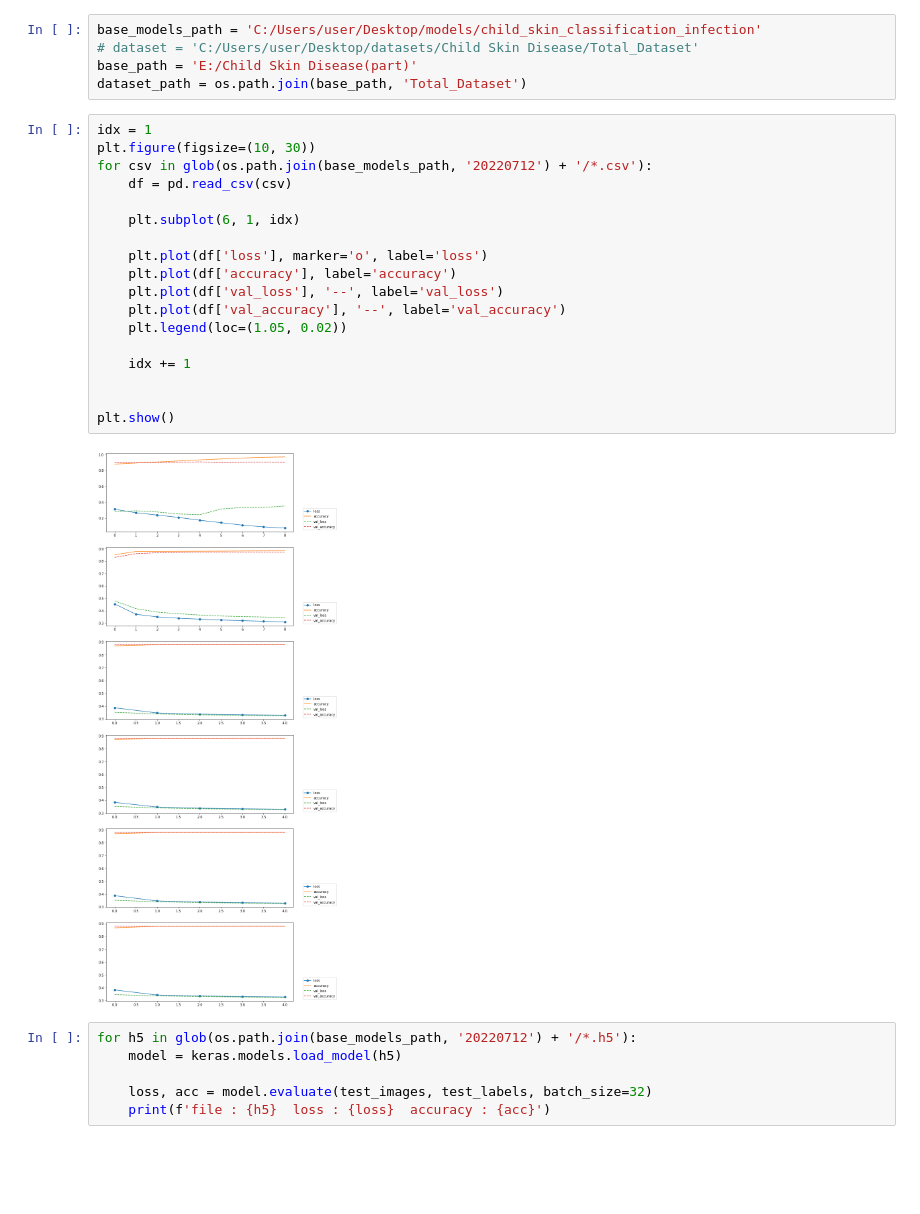
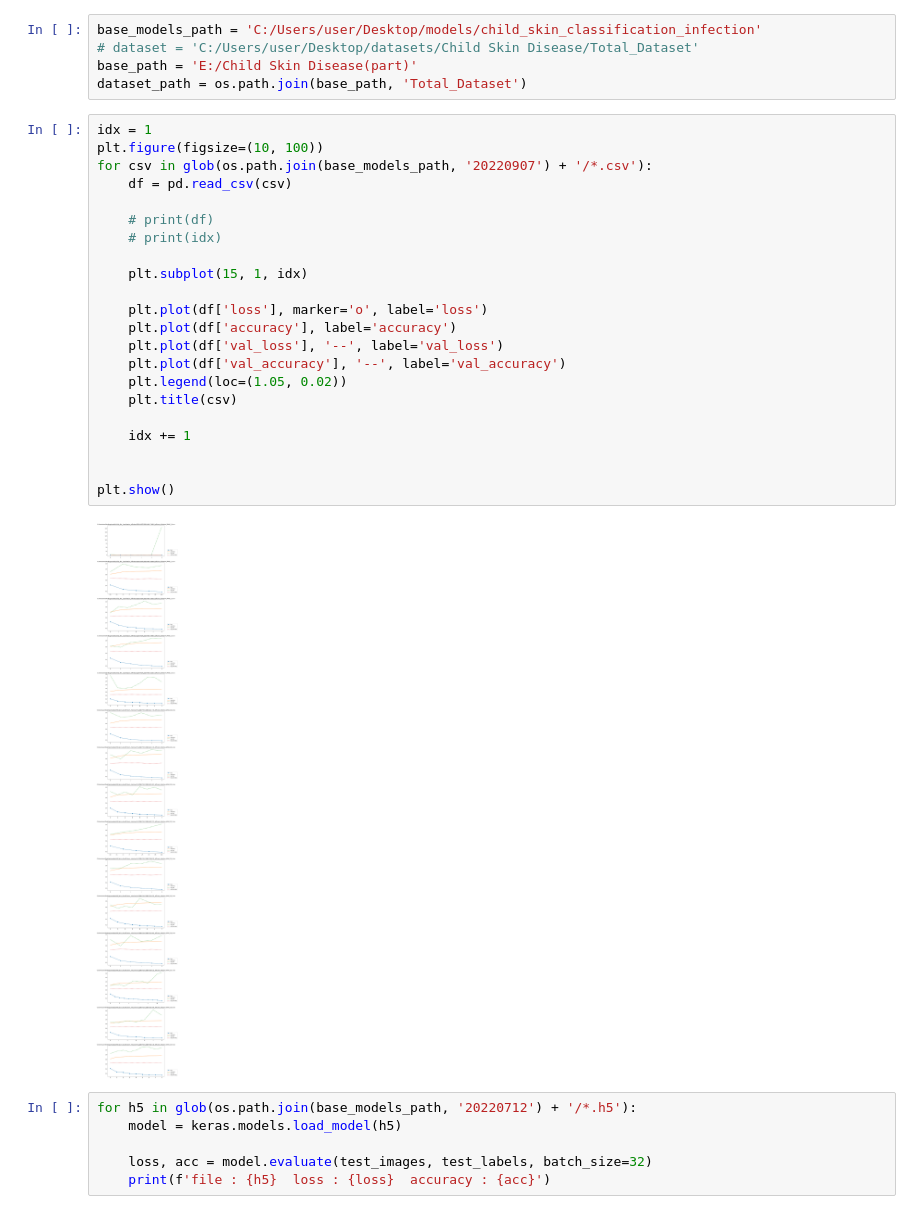
Before and after one commit to SeHwanYoo/child_skin_classification_infection, a Jupyter notebook: evaluation.ipynb, the cells around one changed output. Saved outputs shown, nothing was run; the diff lists cells and outputs as text; blank space fills up the shorter version.

```diff
--- a/evaluation.ipynb
+++ b/evaluation.ipynb
@@ -20,24 +28,28 @@ base_path = 'E:/Child Skin Disease(part)'
 dataset_path = os.path.join(base_path, 'Total_Dataset')
 # %%
 idx = 1
-plt.figure(figsize=(10, 30))
-for csv in glob(os.path.join(base_models_path, '20220712') + '/*.csv'):
+plt.figure(figsize=(10, 100))
+for csv in glob(os.path.join(base_models_path, '20220907') + '/*.csv'):
     df = pd.read_csv(csv)
 
-    plt.subplot(6, 1, idx)
+    # print(df)
+    # print(idx)
+
+    plt.subplot(15, 1, idx)
 
     plt.plot(df['loss'], marker='o', label='loss')
     plt.plot(df['accuracy'], label='accuracy')
     plt.plot(df['val_loss'], '--', label='val_loss')
     plt.plot(df['val_accuracy'], '--', label='val_accuracy')
     plt.legend(loc=(1.05, 0.02))
+    plt.title(csv)
 
     idx += 1
 
 
 plt.show()
 # %% [output]
-[figure, old version]
+[figure, new version]
 # %%
 for h5 in glob(os.path.join(base_models_path, '20220712') + '/*.h5'):
     model = keras.models.load_model(h5)
```
Also changed, not shown: parts of 11 cells of this notebook, 3 other files.
